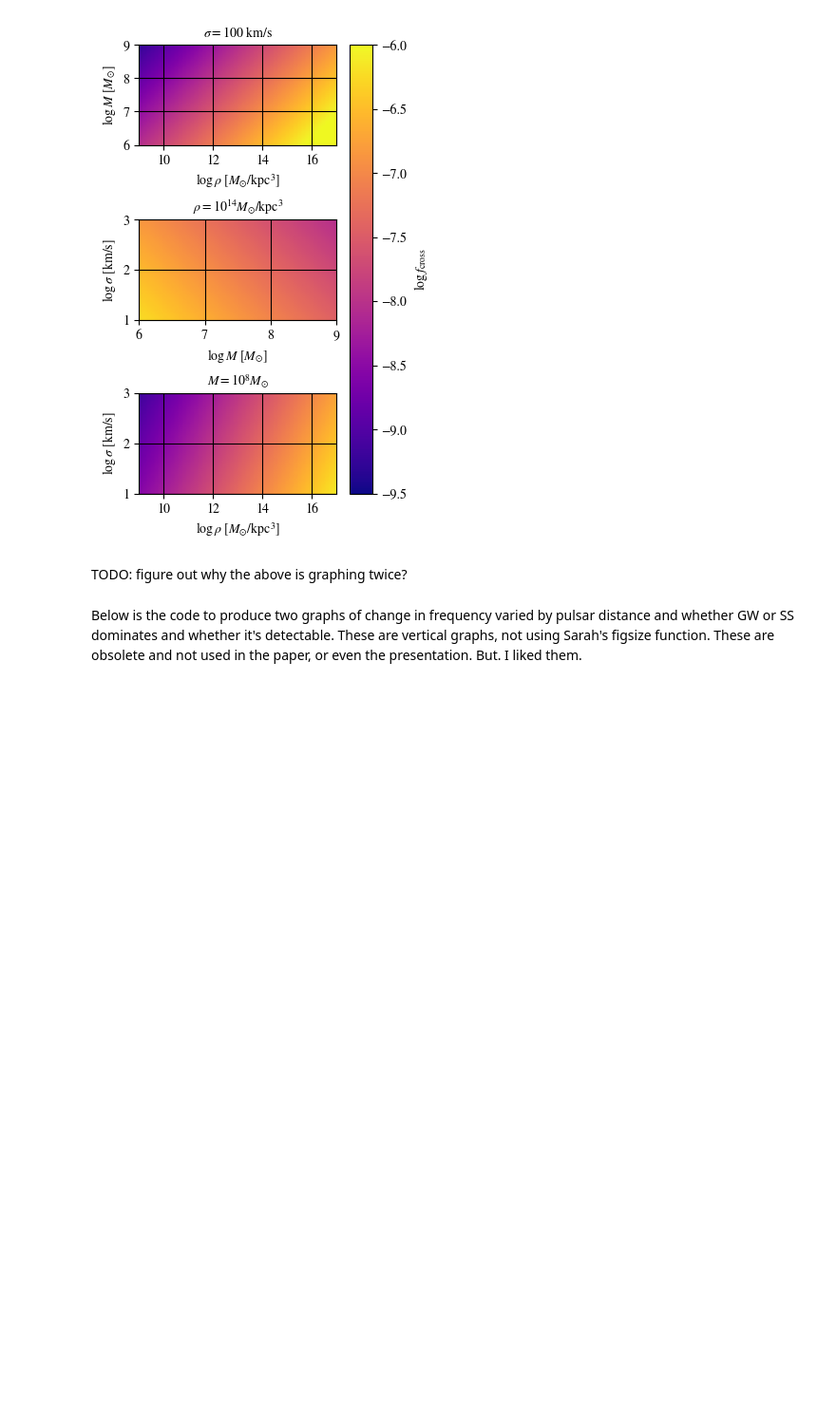
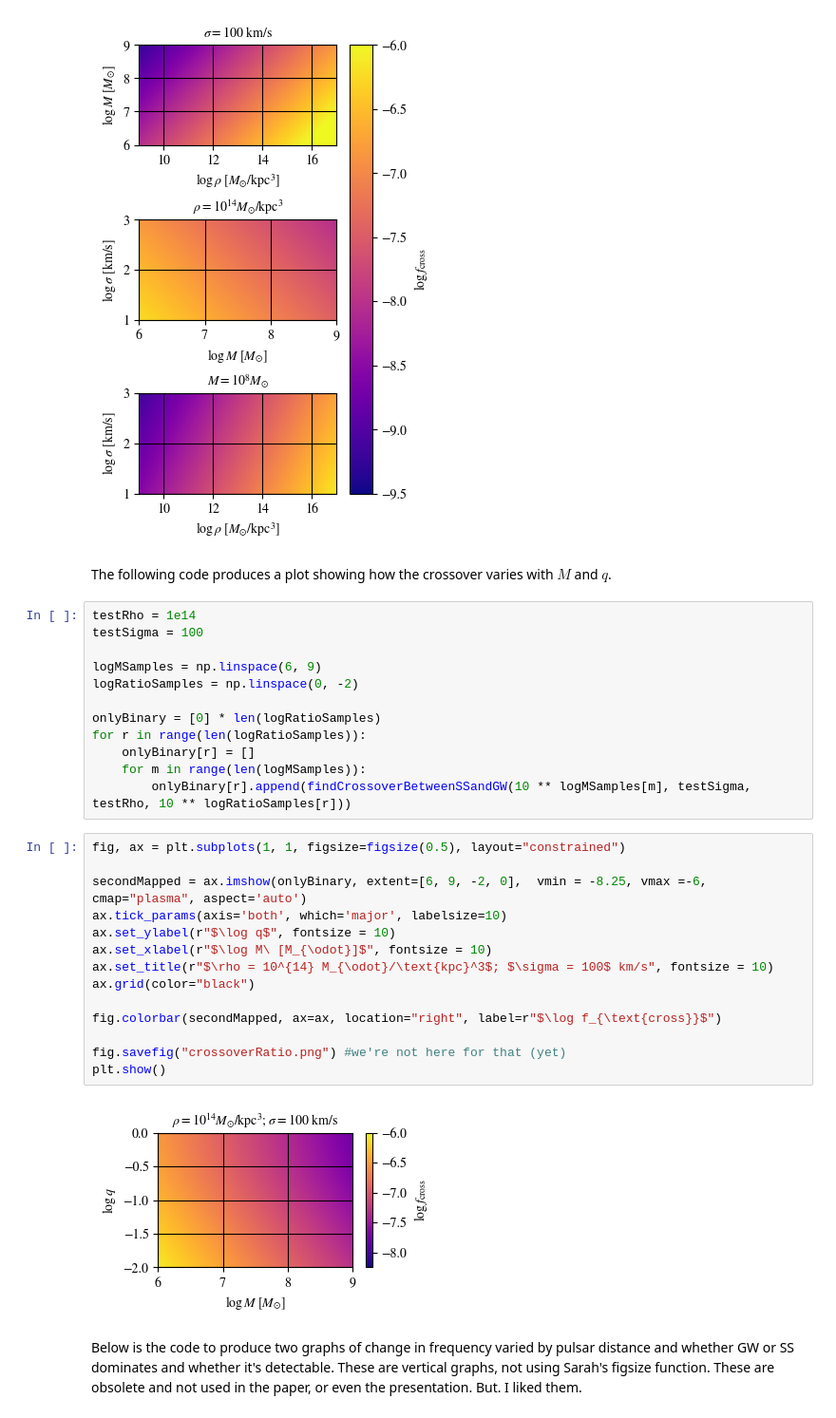
Before and after one commit to itsrainingsomewhere/smbhb-environments, a Jupyter notebook: Notebooks/StellarScatteringSesanaRatio.ipynb, the cells around one changed output. Shown: that part at 95% size. Cells and saved outputs as stored; diff of their text form; blank space fills up the shorter version.

Commit message:
finalized mass ratio plot edits, hopefully

```diff
--- a/Notebooks/StellarScatteringSesanaRatio.ipynb
+++ b/Notebooks/StellarScatteringSesanaRatio.ipynb
@@ -415,7 +416,35 @@ plt.show()
 [figure]
 [figure]
 # %% [markdown]
-TODO: figure out why the above is graphing twice?
+The following code produces a plot showing how the crossover varies with $M$ and $q$.
+# %%
+testRho = 1e14
+testSigma = 100
+
+logMSamples = np.linspace(6, 9)
+logRatioSamples = np.linspace(0, -2)
+
+onlyBinary = [0] * len(logRatioSamples)
+for r in range(len(logRatioSamples)):
+    onlyBinary[r] = []
+    for m in range(len(logMSamples)):
+        onlyBinary[r].append(findCrossoverBetweenSSandGW(10 ** logMSamples[m], testSigma, testRho, 10 ** logRatioSamples[r]))
+# %%
+fig, ax = plt.subplots(1, 1, figsize=figsize(0.5), layout="constrained")
+
+secondMapped = ax.imshow(onlyBinary, extent=[6, 9, -2, 0],  vmin = -8.25, vmax =-6, cmap="plasma", aspect='auto')
+ax.tick_params(axis='both', which='major', labelsize=10)
+ax.set_ylabel(r"$\log q$", fontsize = 10)
+ax.set_xlabel(r"$\log M\ [M_{\odot}]$", fontsize = 10)
+ax.set_title(r"$\rho = 10^{14} M_{\odot}/\text{kpc}^3$; $\sigma = 100$ km/s", fontsize = 10)
+ax.grid(color="black")
+
+fig.colorbar(secondMapped, ax=ax, location="right", label=r"$\log f_{\text{cross}}$")
+
+fig.savefig("crossoverRatio.png") #we're not here for that (yet)
+plt.show()
+# %% [output]
+[figure, added]
 # %% [markdown]
 Below is the code to produce two graphs of change in frequency varied by pulsar distance and whether GW or SS dominates and whether it's detectable. These are vertical graphs, not using Sarah's figsize function. These are obsolete and not used in the paper, or even the presentation. But. I liked them.
 # %%
```
Also changed, not shown: parts of 7 cells of this notebook, 2 other files.
